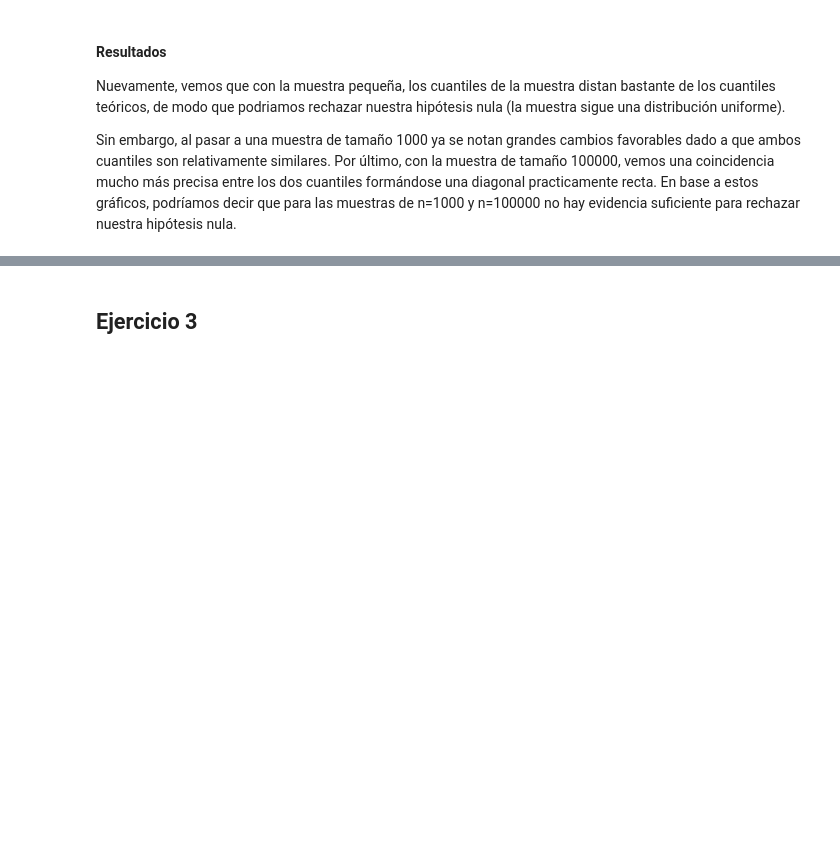
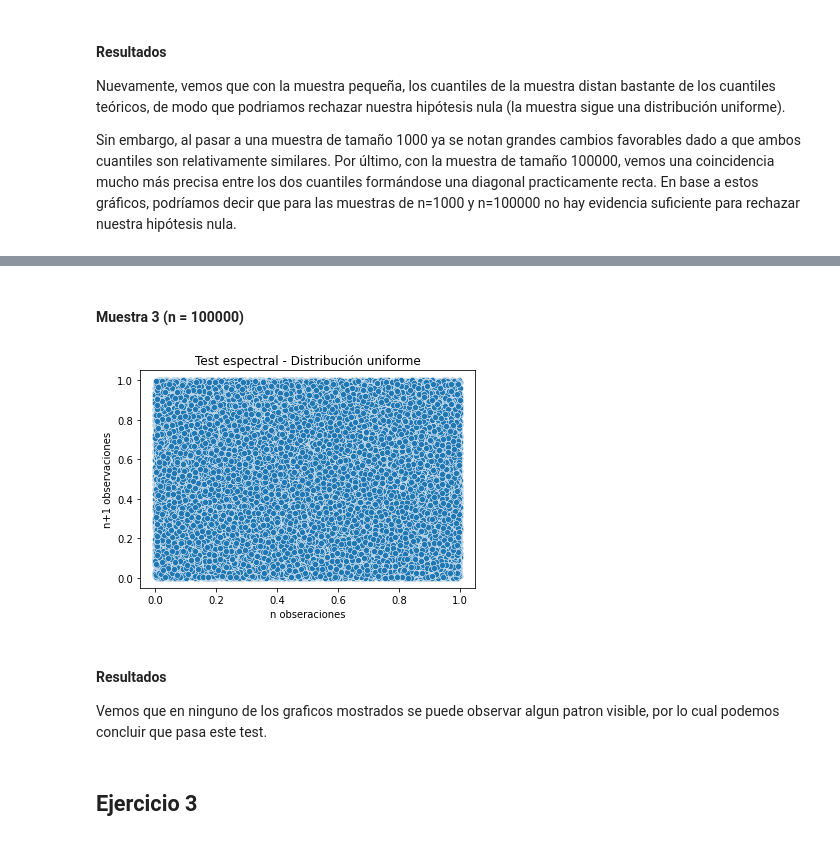
Before and after one commit to delpinor/tp-simulacion, a Jupyter notebook: TP1/ej_01.ipynb, the cells around one changed output, grey strips where cells are left out. Drawn from its saved outputs; the diff is of its cells as text; code cells hidden in the pictures; blank space fills up the shorter version.

```diff
--- a/TP1/ej_01.ipynb
+++ b/TP1/ej_01.ipynb
@@ -376,3 +373,13 @@ Sin embargo, al pasar a una muestra de tamaño 1000 ya se notan grandes cambios
+# %% [markdown]
+#### Muestra 3 (n = 100000)
+# %%
+scatter_plot(muestra3)
+# %% [output]
+[figure, added]
+# %% [markdown]
+#### Resultados
+
+Vemos que en ninguno de los graficos mostrados se puede observar algun patron visible, por lo cual podemos concluir que pasa este test.
 # %% [markdown]
 ## Ejercicio 3
 # %%
```
Also changed, not shown: parts of 95 cells of this notebook.
